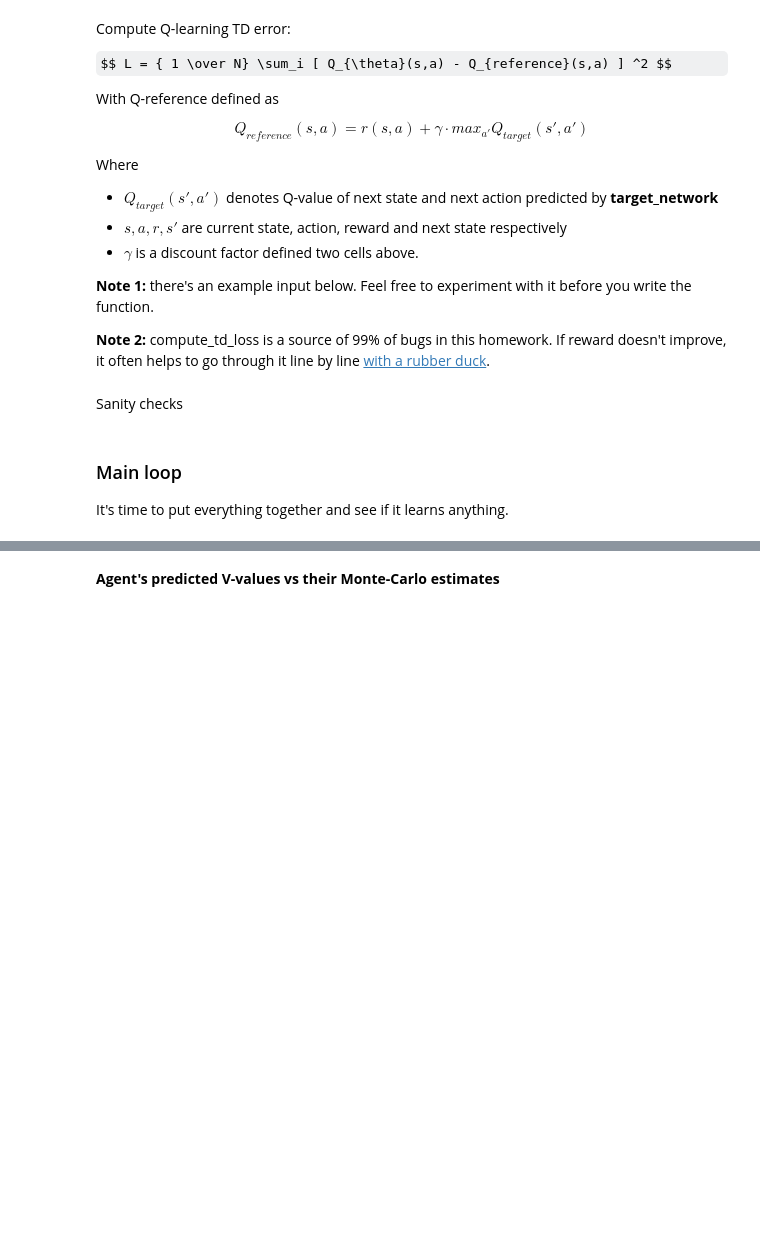
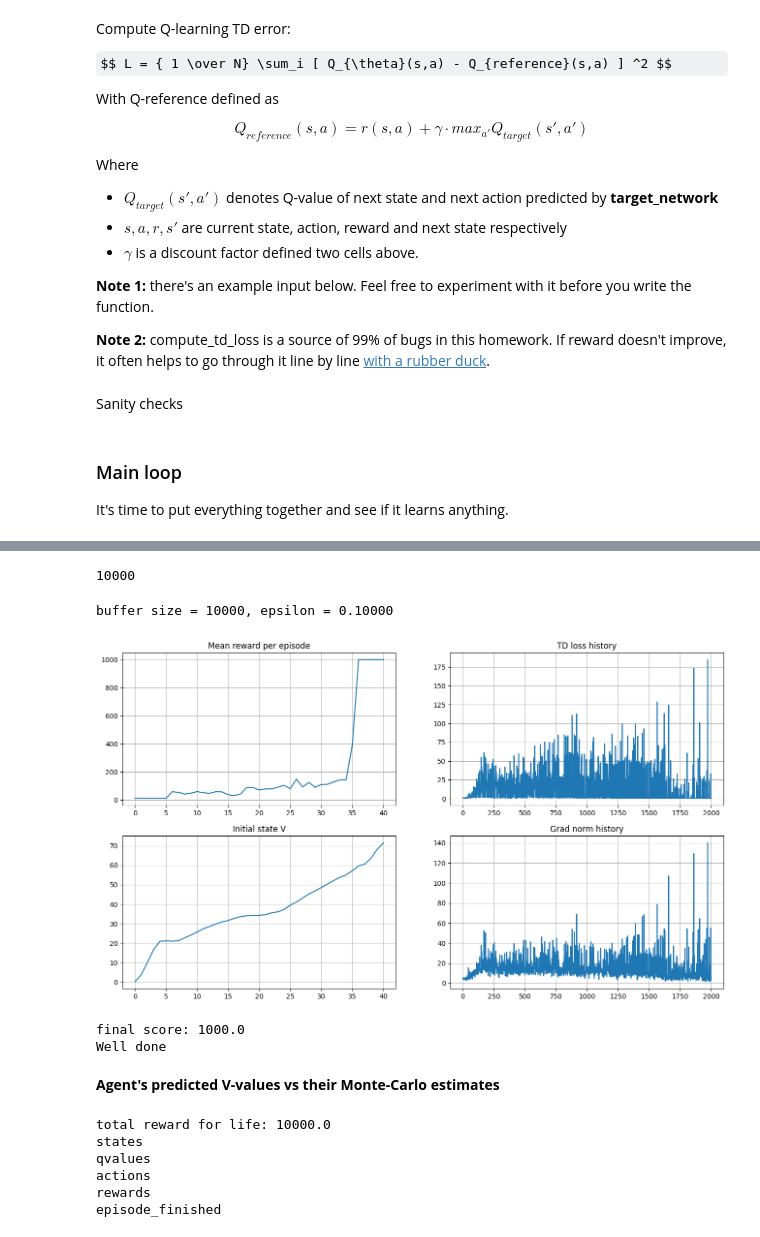
Before and after one commit to Aphelack/Practical_RL, a Jupyter notebook: week04_approx_rl/homework_pytorch_debug.ipynb, the cells around one changed output, grey strips where cells are left out. Saved outputs shown, nothing was run; the diff lists cells and outputs as text; code cells hidden in the pictures; some formulas as TeX source; blank space fills up the shorter version.

Commit message:
done model

```diff
--- a/week04_approx_rl/homework_pytorch_debug.ipynb
+++ b/week04_approx_rl/homework_pytorch_debug.ipynb
@@ -116,7 +116,7 @@ class DQNAgent(nn.Module):
 
         return qvalues
 
-    def get_qvalues(self, states):
+    def get_qvalues(self, states) -> np.ndarray:
         """
         like forward, but works on numpy arrays, not tensors
         """
@@ -125,7 +125,7 @@ class DQNAgent(nn.Module):
         qvalues = self.forward(states)
         return qvalues.data.cpu().numpy()
 
-    def sample_actions(self, qvalues):
+    def sample_actions(self, qvalues) -> np.ndarray:
         """pick actions given qvalues. Uses epsilon-greedy exploration strategy. """
         epsilon = self.epsilon
         batch_size, n_actions = qvalues.shape
@@ -178,7 +178,7 @@ obs_batch, act_batch, reward_batch, next_obs_batch, is_done_batch = exp_replay.s
 
 assert len(exp_replay) == 10, "experience replay size should be 10 because that's what maximum capacity is"
 # %%
-def play_and_record(initial_state, agent, env, exp_replay, n_steps=1):
+def play_and_record(initial_state, agent: DQNAgent, env, exp_replay, n_steps=1):
     """
     Play the game for exactly n_steps, record every (s,a,r,s', done) to replay buffer.
     Whenever game ends due to termination or truncation, add record with done=terminated and reset the game.
@@ -192,7 +192,18 @@ def play_and_record(initial_state, agent, env, exp_replay, n_steps=1):
     sum_rewards = 0
 
     # Play the game for n_steps as per instructions above
-    <YOUR CODE>
+    for _ in range(n_steps):
+        qvalues = agent.get_qvalues(np.array([s]))
+        action = agent.sample_actions(qvalues).item()
+
+        next_s, reward, terminated, truncated, _ = env.step(action)
+
+        exp_replay.add(s, action, reward, next_s, done=terminated)
+        sum_rewards += reward
+
+        if terminated or truncated:
+            next_s, _ = env.reset()
+        s = next_s
 
     return sum_rewards, s
 # %%
@@ -287,13 +302,14 @@ def compute_td_loss(states, actions, rewards, next_states, is_done,
     predicted_qvalues = agent(states)  # shape: [batch_size, n_actions]
 
     # compute q-values for all actions in next states
+
     predicted_next_qvalues = target_network(next_states)  # shape: [batch_size, n_actions]
 
     # select q-values for chosen actions
     predicted_qvalues_for_actions = predicted_qvalues[range(len(actions)), actions]  # shape: [batch_size]
 
     # compute V*(next_states) using predicted next q-values
-    next_state_values = <YOUR CODE>
+    next_state_values = predicted_next_qvalues.max(dim=1).values
 
     assert next_state_values.dim() == 1 and next_state_values.shape[0] == states.shape[0], \
         "must predict one value per state"
@@ -301,7 +317,7 @@ def compute_td_loss(states, actions, rewards, next_states, is_done,
     # compute "target q-values" for loss - it's what's inside square parentheses in the above formula.
     # at the last state use the simplified formula: Q(s,a) = r(s,a) since s' doesn't exist
     # you can multiply next state values by is_not_done to achieve this.
-    target_qvalues_for_actions = <YOUR CODE>
+    target_qvalues_for_actions = rewards + gamma * next_state_values * is_not_done
 
     # mean squared error loss to minimize
     loss = torch.mean((predicted_qvalues_for_actions - target_qvalues_for_actions.detach()) ** 2)
@@ -371,6 +391,8 @@ for i in range(100):
     if len(exp_replay) == REPLAY_BUFFER_SIZE:
         break
 print(len(exp_replay))
+# %% [output]
+10000
 # %%
 # # for something more complicated than CartPole
 
@@ -435,9 +457,9 @@ with trange(step, total_steps + 1) as progress_bar:
         _, state = play_and_record(state, agent, env, exp_replay, timesteps_per_epoch)
 
         # train
-        <YOUR CODE: sample batch_size of data from experience replay>
+        obs_batch, act_batch, reward_batch, next_obs_batch, is_done_batch = exp_replay.sample(batch_size)
 
-        loss = <YOUR CODE: compute TD loss>
+        loss = compute_td_loss(obs_batch, act_batch, reward_batch, next_obs_batch, is_done_batch, agent, target_network)
 
         loss.backward()
         grad_norm = nn.utils.clip_grad_norm_(agent.parameters(), max_grad_norm)
@@ -450,7 +472,7 @@ with trange(step, total_steps + 1) as progress_bar:
 
         if step % refresh_target_network_freq == 0:
             # Load agent weights into target_network
-            <YOUR CODE>
+            target_network.load_state_dict(agent.state_dict())
 
         if step % eval_freq == 0:
             mean_rw_history.append(evaluate(
@@ -462,33 +484,36 @@ with trange(step, total_steps + 1) as progress_bar:
             initial_state_v_history.append(np.max(initial_state_q_values))
 
             clear_output(True)
             print("buffer size = %i, epsilon = %.5f" %
                 (len(exp_replay), agent.epsilon))
 
             plt.figure(figsize=[16, 9])
 
             plt.subplot(2, 2, 1)
             plt.title("Mean reward per episode")
             plt.plot(mean_rw_history)
             plt.grid()
 
             assert not np.isnan(td_loss_history[-1])
             plt.subplot(2, 2, 2)
             plt.title("TD loss history")
             plt.plot(td_loss_history)
             plt.grid()
 
             plt.subplot(2, 2, 3)
             plt.title("Initial state V")
             plt.plot(initial_state_v_history)
             plt.grid()
 
             plt.subplot(2, 2, 4)
             plt.title("Grad norm history")
             plt.plot(grad_norm_history)
             plt.grid()
 
             plt.show()
+# %% [output]
+buffer size = 10000, epsilon = 0.10000
+[figure, added]
 # %%
 final_score = evaluate(
   make_env(),
@@ -497,13 +522,23 @@ final_score = evaluate(
 print('final score:', final_score)
 assert final_score > 300, 'not good enough for DQN'
 print('Well done')
+# %% [output]
+final score: 1000.0
+Well done
 # %% [markdown]
 **Agent's predicted V-values vs their Monte-Carlo estimates**
 # %%
-from analysis import play_and_log_episode
+from dqn.analysis import play_and_log_episode
 
 eval_env = make_env()
 record = play_and_log_episode(eval_env, agent)
 print('total reward for life:', np.sum(record['rewards']))
 for key in record:
     print(key)
+# %% [output]
+total reward for life: 10000.0
+states
+qvalues
+actions
+rewards
+episode_finished
```
Also changed, not shown: parts of 7 cells of this notebook.
